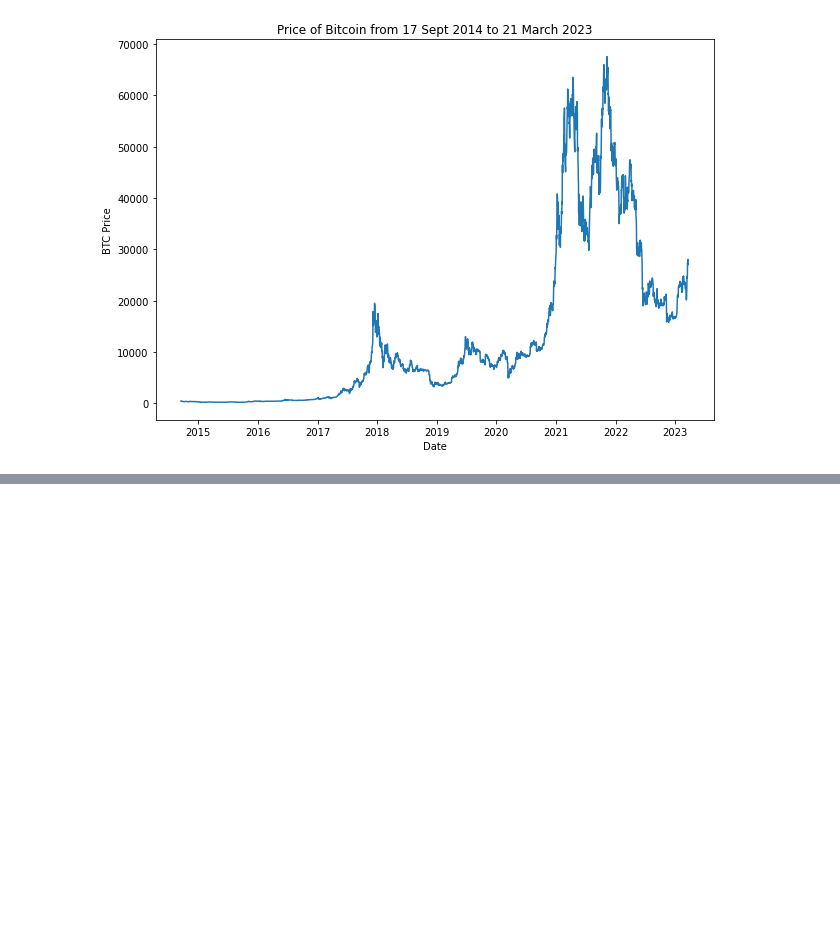
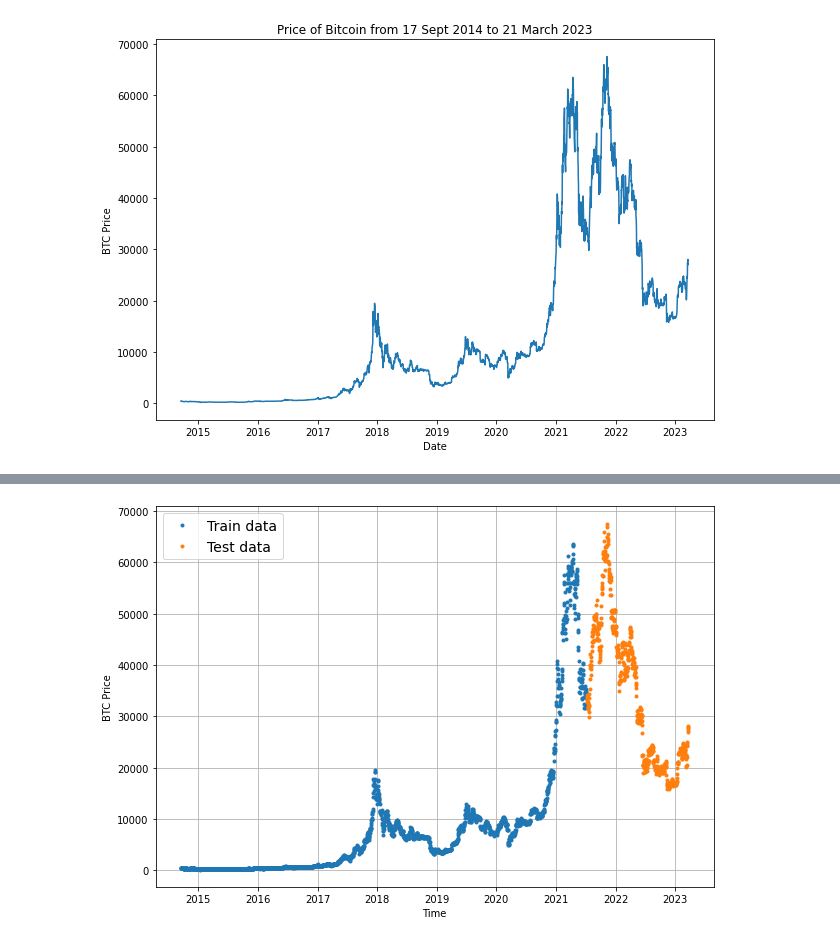
Before and after one commit to SaketMunda/time-series-with-tensorflow, a Jupyter notebook: time_series_with_tensorflow_bitpredict.ipynb, the cells around one changed output, grey strips where cells are left out. Cells and saved outputs as stored; diff of their text form; code cells hidden in the pictures; blank space fills up the shorter version.

```diff
--- a/time_series_with_tensorflow_bitpredict.ipynb
+++ b/time_series_with_tensorflow_bitpredict.ipynb
@@ -176,0 +238,28 @@ plt.title("Price of Bitcoin from 17 Sept 2014 to 21 March 2023");
+# %%
+def plot_time_series(timesteps, values, format='.', start=0, end=None, label=None):
+  """
+  Plots a time series plot on timesteps (a series of points in time) against values
+  (a series of values across timesteps)
+
+  Parameters
+  ------------
+  timesteps: array of timesteps
+  values: array of values across time
+  format: style of plot, default '.'
+  start: where to start the plot
+  end: where to end the plot
+  label: label to show on plot of values
+  """
+  # Plot the series
+  plt.plot(timesteps[start:end], values[start:end], format, label=label)
+  plt.xlabel("Time")
+  plt.ylabel("BTC Price")
+  if label:
+    plt.legend(fontsize=14)
+  plt.grid(True)
+# %%
+plt.figure(figsize=(10,7))
+plot_time_series(X_train, y_train, label="Train data")
+plot_time_series(X_test, y_test, label="Test data")
+# %% [output]
+[figure, added]
```
Also changed, not shown: parts of 13 cells of this notebook.
